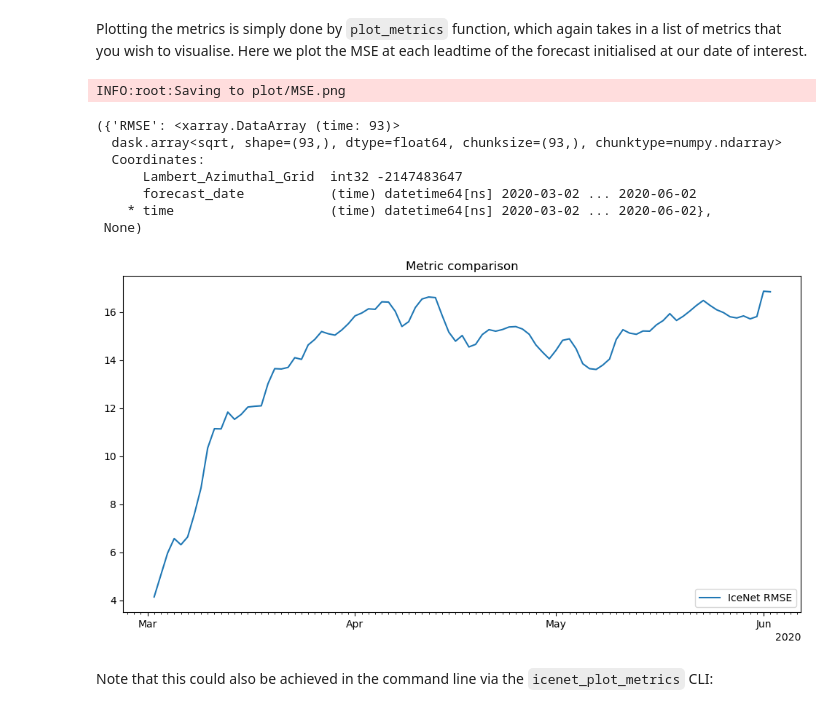
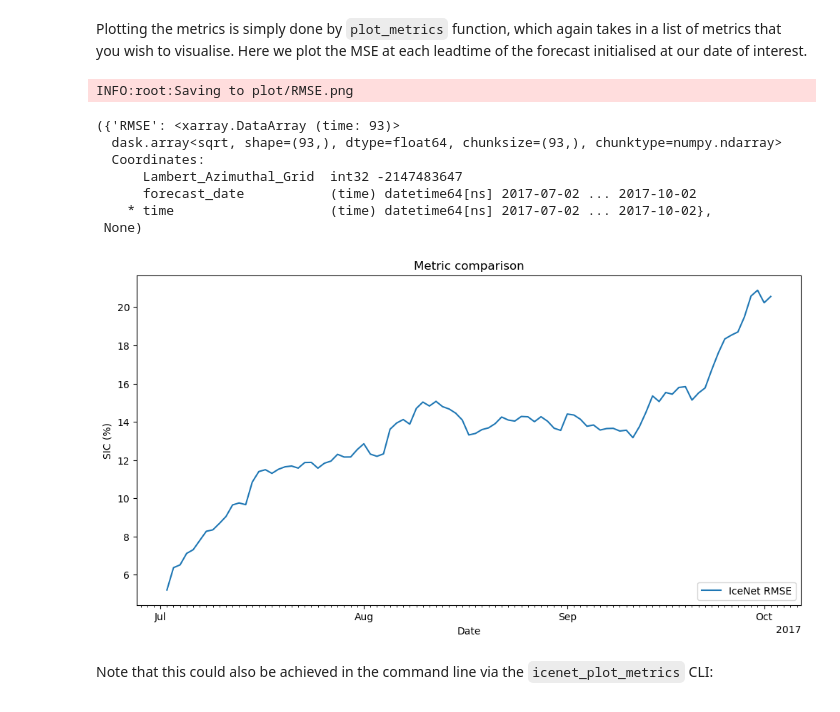
Before and after one commit to icenet-ai/aiuk-2023, a Jupyter notebook: validation_demo.ipynb, the cells around one changed output. Cells and saved outputs as stored; diff of their text form; code cells hidden in the pictures.

Commit message:
better axes on plots

```diff
--- a/validation_demo.ipynb
+++ b/validation_demo.ipynb
@@ -79,6 +84,6 @@ After training, we initialise the model every single day between **2018-01-01**
 But of course, the forecasts made in your forecast file and the model that you used to make those forecasts may well be different. To run this notebook for your forecasts, change the below cell to the appropriate path for your machine.
 # %%
 # change to the path for your own forecast file
-forecast_file = "/users/rychan/icenet/pipeline/results/predict/daily_2018_2020_north.nc"
+forecast_file = "/data/hpcdata/users/rychan/icenet/aiuk_2015_2017_north.nc"
 fc_ds = xr.open_dataset(forecast_file)
 fc_ds
@@ -99,7 +122,7 @@ For the purposes of this section, we focus on the forecasts made after initiaili
 - We then need to filter our Forecast `xarray.Dataset` object to obtain the `xarray.DataArray` object for which we can compare with and compute metrics for.
 - We will store our produced plots in the `plot/` directory which will be created if it does not exist in our current working directory (and similarly we will save some metrics computed in the `metrics/` directory).
 # %%
-date_of_interest = pd.Timestamp("2020-03-01")
+date_of_interest = pd.Timestamp("2017-07-01")
 masks = Masks(north=True)
 fc = get_forecast_ds(forecast_file=forecast_file,
                      forecast_date=date_of_interest)
@@ -257,22 +308,22 @@ array([ 17.14572787,  25.49379145,  35.55724865,  43.18853152,
 # %% [markdown]
 Plotting the metrics is simply done by `plot_metrics` function, which again takes in a list of metrics that you wish to visualise. Here we plot the MSE at each leadtime of the forecast initialised at our date of interest.
 # %%
-plot_metrics(metrics=["MSE"],
+plot_metrics(metrics=["RMSE"],
              masks=masks,
              fc_da=fc,
              obs_da=obs,
              cmp_da=None,
-             output_path="plot/MSE.png")
+             output_path="plot/RMSE.png")
 # %% [output]
-INFO:root:Saving to plot/MSE.png
+INFO:root:Saving to plot/RMSE.png
 ({'RMSE': <xarray.DataArray (time: 93)>
   dask.array<sqrt, shape=(93,), dtype=float64, chunksize=(93,), chunktype=numpy.ndarray>
   Coordinates:
       Lambert_Azimuthal_Grid  int32 -2147483647
-      forecast_date           (time) datetime64[ns] 2020-03-02 ... 2020-06-02
-    * time                    (time) datetime64[ns] 2020-03-02 ... 2020-06-02},
+      forecast_date           (time) datetime64[ns] 2017-07-02 ... 2017-10-02
+    * time                    (time) datetime64[ns] 2017-07-02 ... 2017-10-02},
  None)
-[figure, old version]
+[figure, new version]
 # %% [markdown]
 Note that this could also be achieved in the command line via the `icenet_plot_metrics` CLI:
 # %%
```
Also changed, not shown: parts of 59 cells of this notebook.
